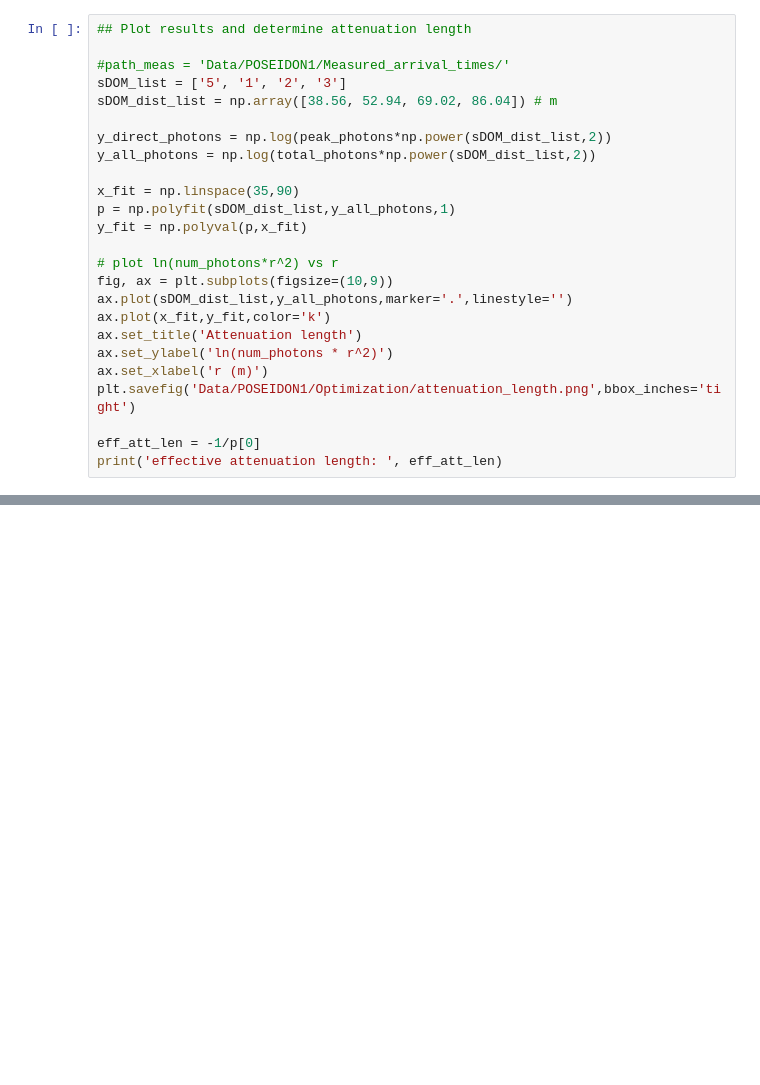
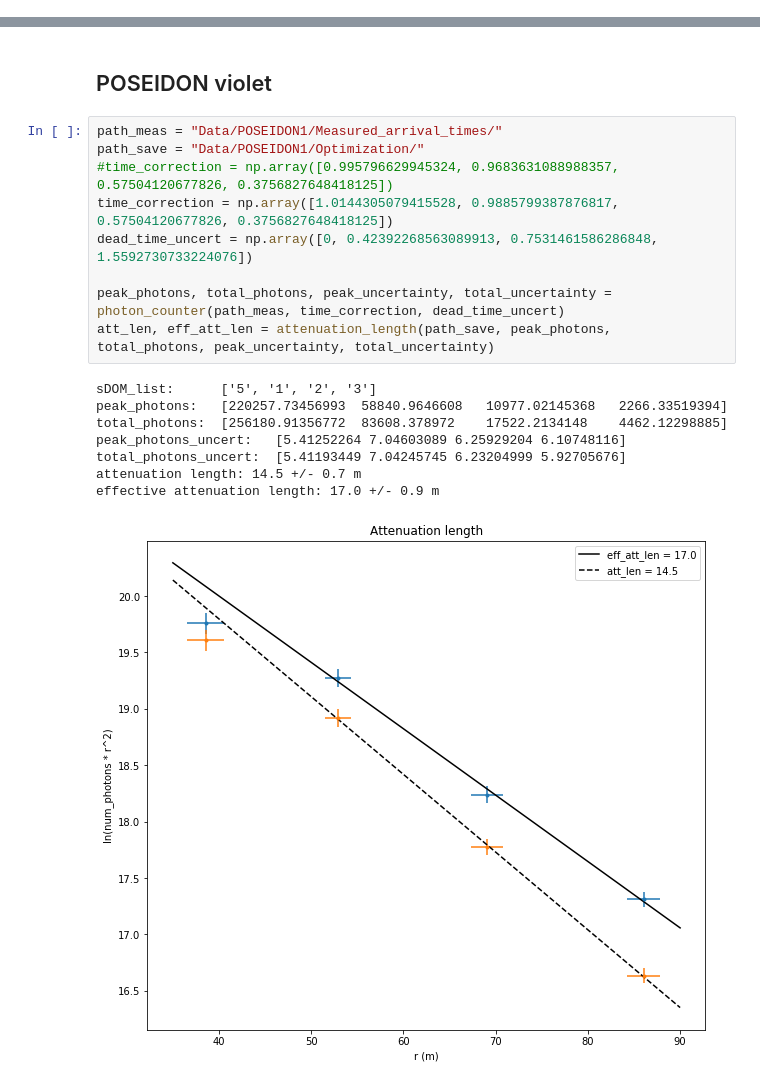
Before and after one commit to matt457/STRAW_analysis, a Jupyter notebook: Attenuation Length.ipynb, the cells around one changed output, grey strips where cells are left out. Cells and saved outputs as stored; diff of their text form; blank space fills up the shorter version.

```diff
--- a/Attenuation Length.ipynb
+++ b/Attenuation Length.ipynb
@@ -47,25 +94,0 @@ total_photons:  [86863.31764706 20368.41176471 14919.1968159   3811.54683744]
-# %%
-## Plot results and determine attenuation length
-
-#path_meas = 'Data/POSEIDON1/Measured_arrival_times/'
-sDOM_list = ['5', '1', '2', '3']
-sDOM_dist_list = np.array([38.56, 52.94, 69.02, 86.04]) # m
-
-y_direct_photons = np.log(peak_photons*np.power(sDOM_dist_list,2))
-y_all_photons = np.log(total_photons*np.power(sDOM_dist_list,2))
-
-x_fit = np.linspace(35,90)
-p = np.polyfit(sDOM_dist_list,y_all_photons,1)
-y_fit = np.polyval(p,x_fit)
-
-# plot ln(num_photons*r^2) vs r
-fig, ax = plt.subplots(figsize=(10,9))
-ax.plot(sDOM_dist_list,y_all_photons,marker='.',linestyle='')
-ax.plot(x_fit,y_fit,color='k')
-ax.set_title('Attenuation length')
-ax.set_ylabel('ln(num_photons * r^2)')
-ax.set_xlabel('r (m)')
-plt.savefig('Data/POSEIDON1/Optimization/attenuation_length.png',bbox_inches='tight')
-
-eff_att_len = -1/p[0]
-print('effective attenuation length: ', eff_att_len)
@@ -91,0 +186,20 @@ eff_att_len 30.4350894526977
+# %% [markdown]
+## POSEIDON violet
+# %%
+path_meas = "Data/POSEIDON1/Measured_arrival_times/"
+path_save = "Data/POSEIDON1/Optimization/"
+#time_correction = np.array([0.995796629945324, 0.9683631088988357, 0.57504120677826, 0.3756827648418125])
+time_correction = np.array([1.0144305079415528, 0.9885799387876817, 0.57504120677826, 0.3756827648418125])
+dead_time_uncert = np.array([0, 0.42392268563089913, 0.7531461586286848, 1.5592730733224076])
+
+peak_photons, total_photons, peak_uncertainty, total_uncertainty = photon_counter(path_meas, time_correction, dead_time_uncert)
+att_len, eff_att_len = attenuation_length(path_save, peak_photons, total_photons, peak_uncertainty, total_uncertainty)
+# %% [output]
+sDOM_list:      ['5', '1', '2', '3']
+peak_photons:   [220257.73456993  58840.9646608   10977.02145368   2266.33519394]
+total_photons:  [256180.91356772  83608.378972    17522.2134148    4462.12298885]
+peak_photons_uncert:   [5.41252264 7.04603089 6.25929204 6.10748116]
+total_photons_uncert:  [5.41193449 7.04245745 6.23204999 5.92705676]
+attenuation length: 14.5 +/- 0.7 m
+effective attenuation length: 17.0 +/- 0.9 m
+[figure, added]
```
Also changed, not shown: parts of 31 cells of this notebook, 9 other files.
